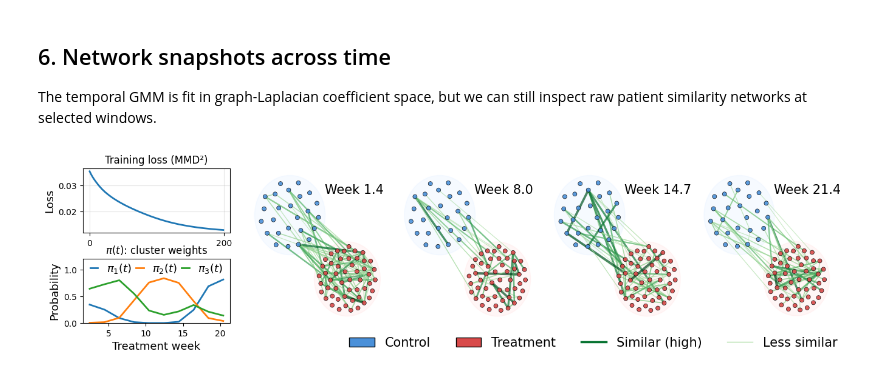
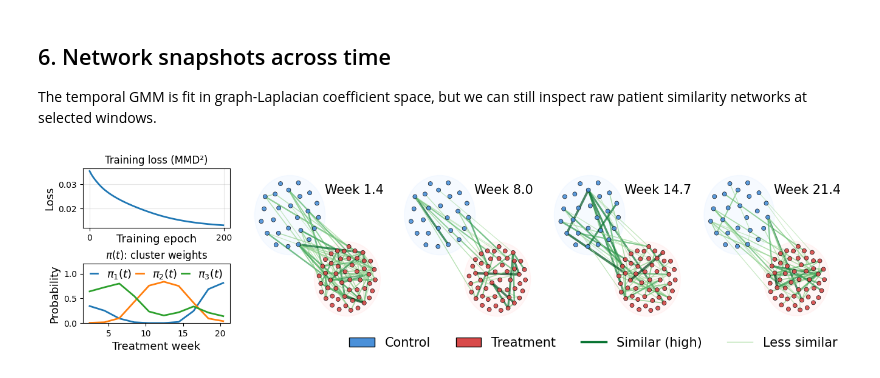
Before and after one commit to dani2442/rkhs-mixture-models, a Jupyter notebook: examples/patient_correlation_network_graph.ipynb, the cells around one changed output. Drawn from its saved outputs; the diff is of its cells as text; code cells hidden in the pictures.

```diff
--- a/examples/patient_correlation_network_graph.ipynb
+++ b/examples/patient_correlation_network_graph.ipynb
@@ -438,15 +438,15 @@ threshold = np.percentile(off_diag_sim_all, 100 - EDGE_THRESHOLD_PERCENTILE)
 n_graph_times = 4
 graph_indices = np.linspace(0, len(valid_w) - 1, n_graph_times, dtype=int)
 
-fig = plt.figure(figsize=(16, 4.3))
-outer = fig.add_gridspec(2, 2, width_ratios=(1.0, 4.0), hspace=1.05, wspace=0.05)
+fig = plt.figure(figsize=(16, 3.5))
+outer = fig.add_gridspec(2, 2, width_ratios=(1.0, 4.0), hspace=0.6, wspace=0.05)
 
 ax_loss = fig.add_subplot(outer[0, 0])
 ax_loss.plot(history, lw=2, color="tab:blue")
 ax_loss.set_xticks([0,200])
 ax_loss.set_title("Training loss (MMD²)")
 ax_loss.set_ylabel("Loss", fontsize=13)
-ax_loss.set_xlabel("Training epoch", fontsize=13)
+ax_loss.set_xlabel("Training epoch", fontsize=13, labelpad=-10)
 ax_loss.grid(alpha=0.3)
 
 ax_pi = fig.add_subplot(outer[1, 0])
@@ -532,31 +532,31 @@ for ax, t_idx in zip(graph_axes, graph_indices):
             width=edge_widths,
             alpha=0.7,
         )
 
     title = f"Week {t_day / 7:.1f}" if use_weeks else f"Day {t_day:.0f}"
     ax.text(0.55, 0.9, title, transform=ax.transAxes, fontsize=15, va="top")
     ax.set_axis_off()
 
 legend_elements = [
     Patch(facecolor="#4A90D9", edgecolor="black", label="Control"),
     Patch(facecolor="#D94A4A", edgecolor="black", label="Treatment"),
     Line2D([0], [0], color=plt.cm.Greens(0.85), lw=2.5, label="Similar (high)"),
     Line2D([0], [0], color=plt.cm.Greens(0.35), lw=1.0, label="Less similar"),
 ]
 
 #fig.text(0.65, 0.9, "Patient Similarity Network", ha="center", fontsize=20)
 fig.legend(
     handles=legend_elements,
     loc="upper center",
     bbox_to_anchor=(0.65, 0.1),
     fontsize=15,
     ncols=4,
     frameon=False,
 )
 
 plt.tight_layout()
 fig.subplots_adjust(top=0.84)
 fig.savefig("../paper/images/patient_graph.pdf", dpi=100, bbox_inches="tight")
 plt.show()
 # %% [output]
-[figure, old version]
+[figure, new version]
```
Also changed, not shown: 1 other file.
